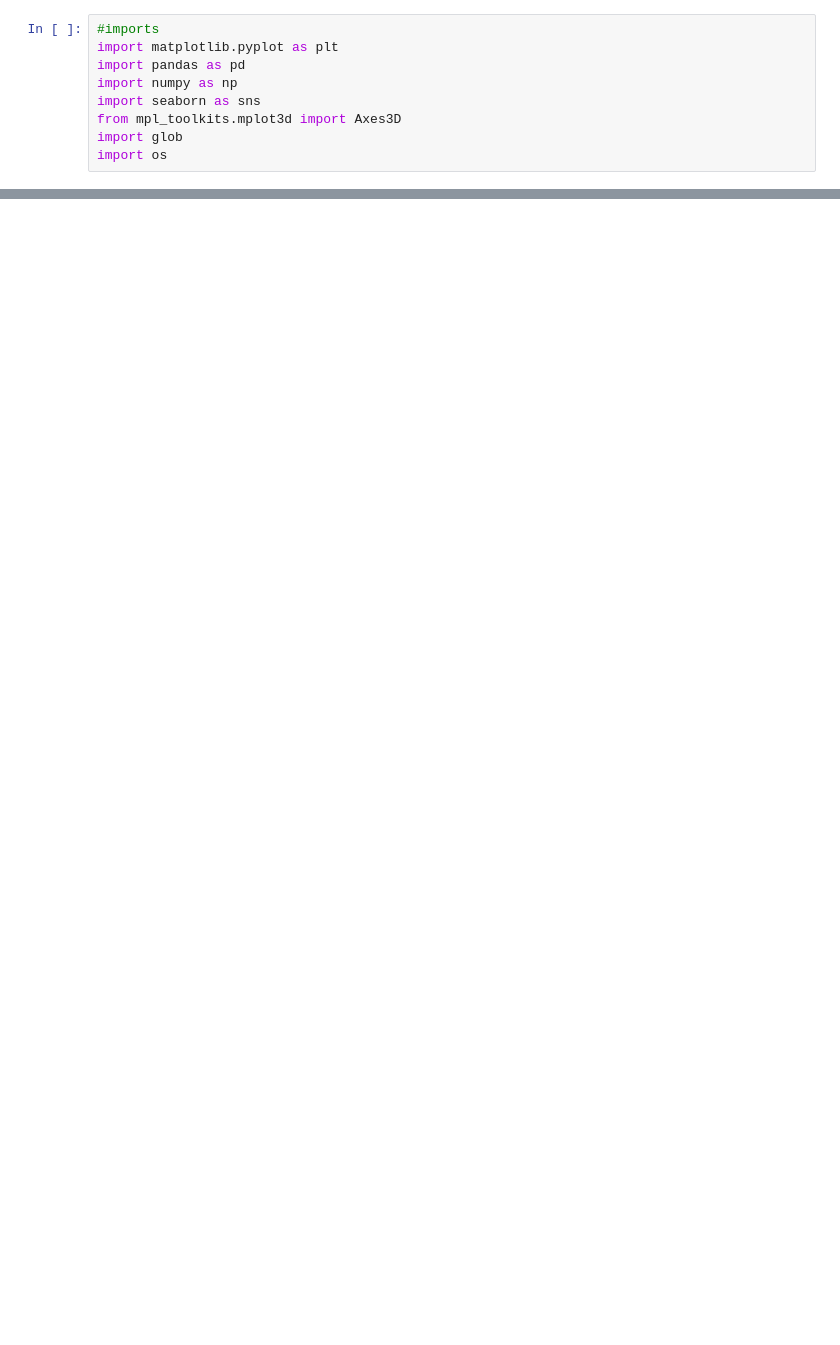
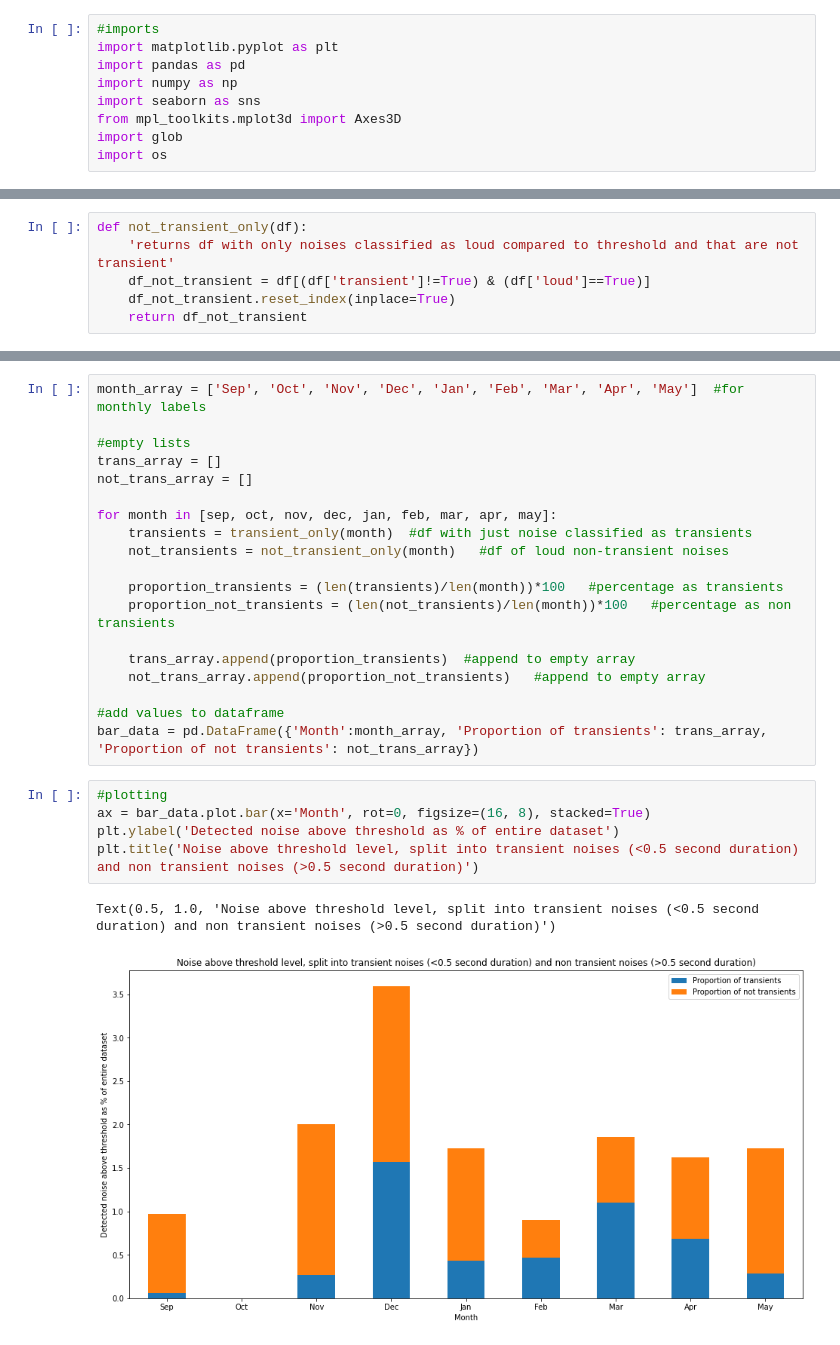
Before and after one commit to johndpope/acoustic_transients, a Jupyter notebook: Frequency_distribution_of_noise.ipynb, the cells around one changed output, grey strips where cells are left out. Saved outputs shown, nothing was run; the diff lists cells and outputs as text; blank space fills up the shorter version.

```diff
--- a/Frequency_distribution_of_noise.ipynb
+++ b/Frequency_distribution_of_noise.ipynb
@@ -10 +16,7 @@ import os
+# %%
+def not_transient_only(df):
+    'returns df with only noises classified as loud compared to threshold and that are not transient'
+    df_not_transient = df[(df['transient']!=True) & (df['loud']==True)]
+    df_not_transient.reset_index(inplace=True)
+    return df_not_transient
 # %%
@@ -69,0 +107,27 @@ Text(0, 0.5, 'Average noise per frequency band')
+# %%
+month_array = ['Sep', 'Oct', 'Nov', 'Dec', 'Jan', 'Feb', 'Mar', 'Apr', 'May']  #for monthly labels
+
+#empty lists
+trans_array = []
+not_trans_array = []
+
+for month in [sep, oct, nov, dec, jan, feb, mar, apr, may]:
+    transients = transient_only(month)  #df with just noise classified as transients
+    not_transients = not_transient_only(month)   #df of loud non-transient noises
+
+    proportion_transients = (len(transients)/len(month))*100   #percentage as transients
+    proportion_not_transients = (len(not_transients)/len(month))*100   #percentage as non transients
+
+    trans_array.append(proportion_transients)  #append to empty array
+    not_trans_array.append(proportion_not_transients)   #append to empty array
+
+#add values to dataframe
+bar_data = pd.DataFrame({'Month':month_array, 'Proportion of transients': trans_array, 'Proportion of not transients': not_trans_array})
+# %%
+#plotting
+ax = bar_data.plot.bar(x='Month', rot=0, figsize=(16, 8), stacked=True)
+plt.ylabel('Detected noise above threshold as % of entire dataset')
+plt.title('Noise above threshold level, split into transient noises (<0.5 second duration) and non transient noises (>0.5 second duration)')
+# %% [output]
+Text(0.5, 1.0, 'Noise above threshold level, split into transient noises (<0.5 second duration) and non transient noises (>0.5 second duration)')
+[figure, added]
```
Also changed, not shown: parts of 6 cells of this notebook.
